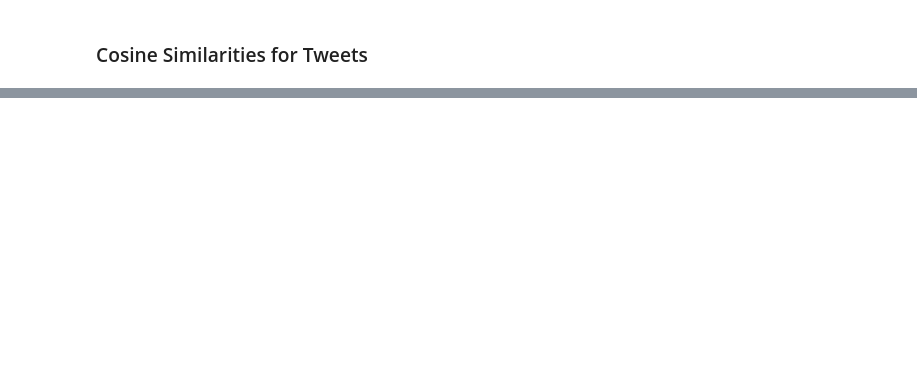
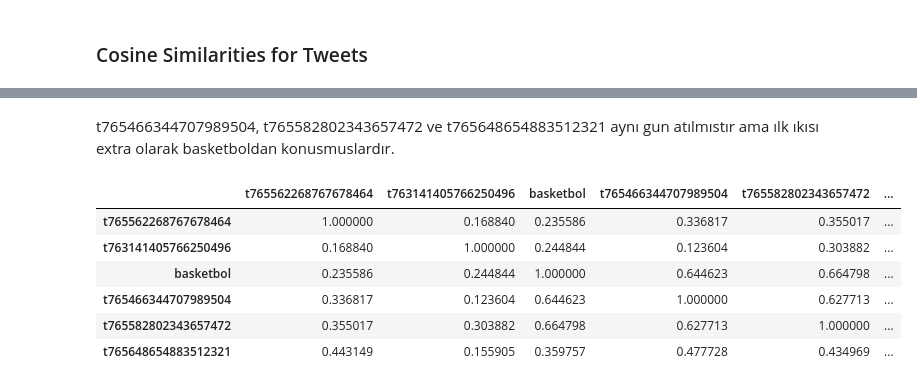
Before and after one commit to GTU-Projects/CSE496_Node2Vec_2018, a Jupyter notebook: src/collectAll.ipynb, the cells around one changed output, grey strips where cells are left out. Saved outputs shown, nothing was run; the diff lists cells and outputs as text; code cells hidden in the pictures; blank space fills up the shorter version.

```diff
--- a/src/collectAll.ipynb
+++ b/src/collectAll.ipynb
@@ -247,0 +362,16 @@ df1
+# %% [markdown]
+t765466344707989504, t765582802343657472 ve t765648654883512321 aynı gun atılmıstır ama ılk ıkısı extra olarak basketboldan konusmuslardır.
+# %%
+column_names = ['t765562268767678464','t763141405766250496','basketbol','t765466344707989504','t765582802343657472','t765648654883512321']
+matrix1 = np.stack((model.wv[column_names]))
+cosines1 = cosine_similarity(matrix1)
+df1 = pd.DataFrame(cosines1, columns=column_names, index=column_names)
+df1
+# %% [output]
+|  | t765562268767678464 | t763141405766250496 | basketbol | t765466344707989504 | t765582802343657472 | ... |
+| t765562268767678464 | 1.000000 | 0.168840 | 0.235586 | 0.336817 | 0.355017 | ... |
+| t763141405766250496 | 0.168840 | 1.000000 | 0.244844 | 0.123604 | 0.303882 | ... |
+| basketbol | 0.235586 | 0.244844 | 1.000000 | 0.644623 | 0.664798 | ... |
+| t765466344707989504 | 0.336817 | 0.123604 | 0.644623 | 1.000000 | 0.627713 | ... |
+| t765582802343657472 | 0.355017 | 0.303882 | 0.664798 | 0.627713 | 1.000000 | ... |
+| t765648654883512321 | 0.443149 | 0.155905 | 0.359757 | 0.477728 | 0.434969 | ... |
```
Also changed, not shown: parts of 26 cells of this notebook, 7 other files.
